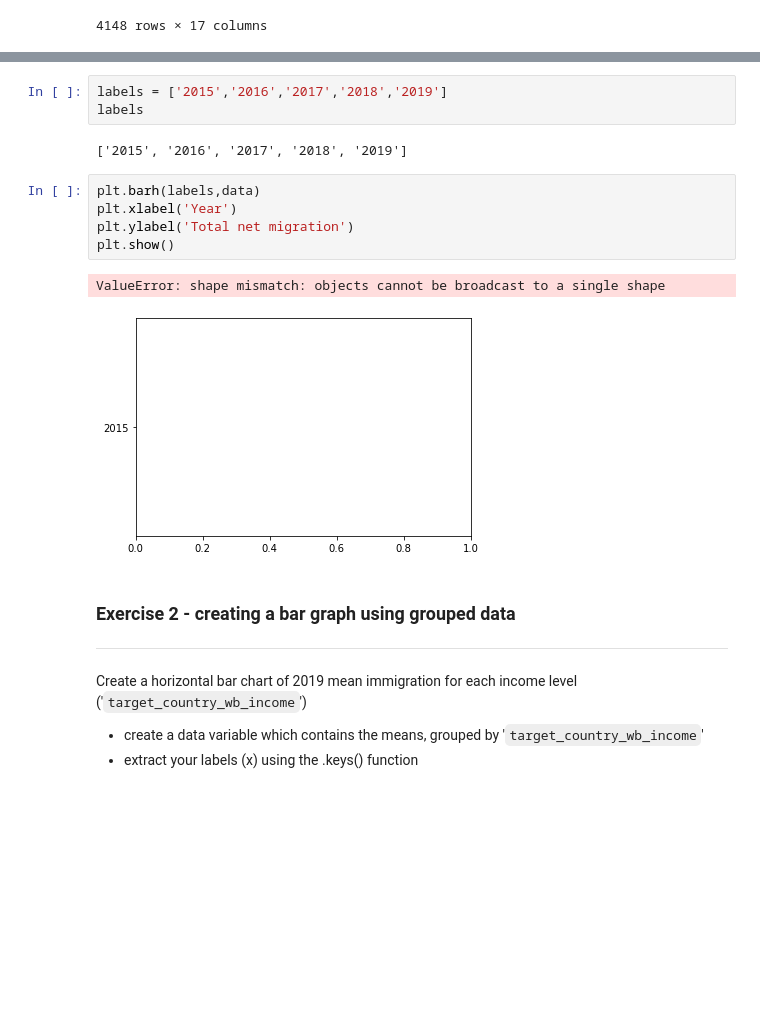
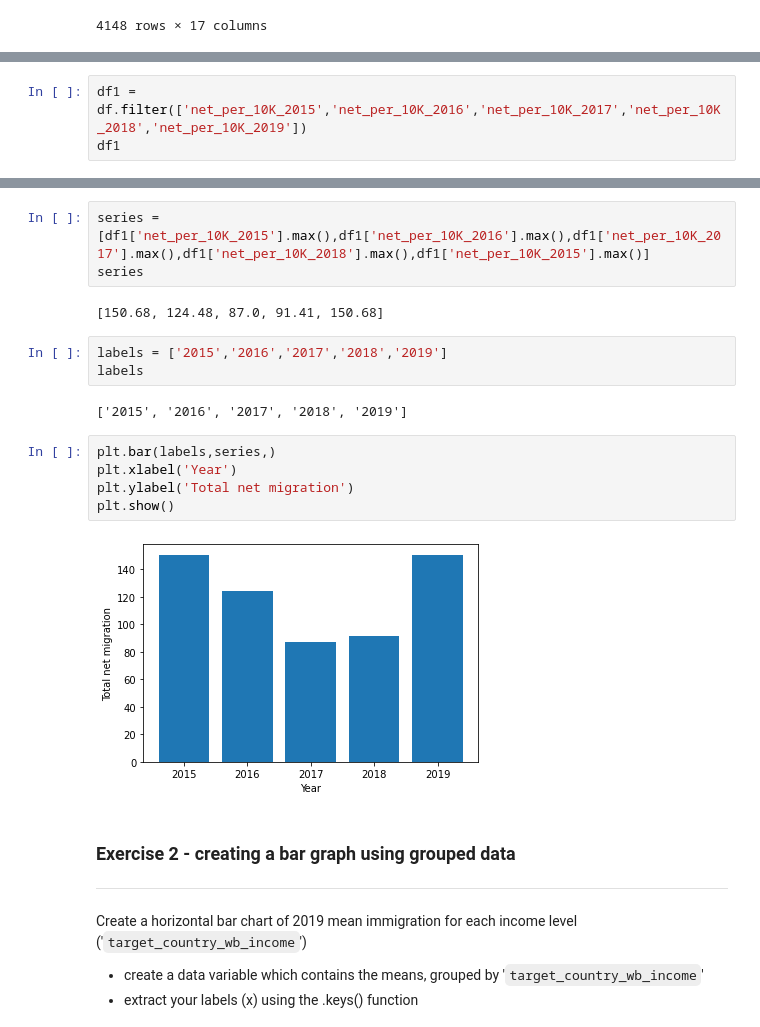
Before and after one commit to midbrain1/programming_for_data, a Jupyter notebook: Visualization.ipynb, the cells around one changed output, grey strips where cells are left out. Saved outputs shown, nothing was run; the diff lists cells and outputs as text; blank space fills up the shorter version.

```diff
--- a/Visualization.ipynb
+++ b/Visualization.ipynb
@@ -97,0 +72,3 @@ Name: net_per_10K_2015, dtype: float64
+# %%
+df1 = df.filter(['net_per_10K_2015','net_per_10K_2016','net_per_10K_2017','net_per_10K_2018','net_per_10K_2019'])
+df1
@@ -98,16 +89,20 @@ Name: net_per_10K_2015, dtype: float64
+# %%
+series = [df1['net_per_10K_2015'].max(),df1['net_per_10K_2016'].max(),df1['net_per_10K_2017'].max(),df1['net_per_10K_2018'].max(),df1['net_per_10K_2015'].max()]
+series
+# %% [output]
+[150.68, 124.48, 87.0, 91.41, 150.68]
 # %%
 labels = ['2015','2016','2017','2018','2019']
 labels
 # %% [output]
 ['2015', '2016', '2017', '2018', '2019']
 # %%
-plt.barh(labels,data)
+plt.bar(labels,series,)
 plt.xlabel('Year')
 plt.ylabel('Total net migration')
 plt.show()
 # %% [output]
-ValueError: shape mismatch: objects cannot be broadcast to a single shape
-[figure, old version]
+[figure, new version]
 # %% [markdown]
 ### Exercise 2 - creating a bar graph using grouped data
 ---
```
Also changed, not shown: parts of 6 cells of this notebook.
